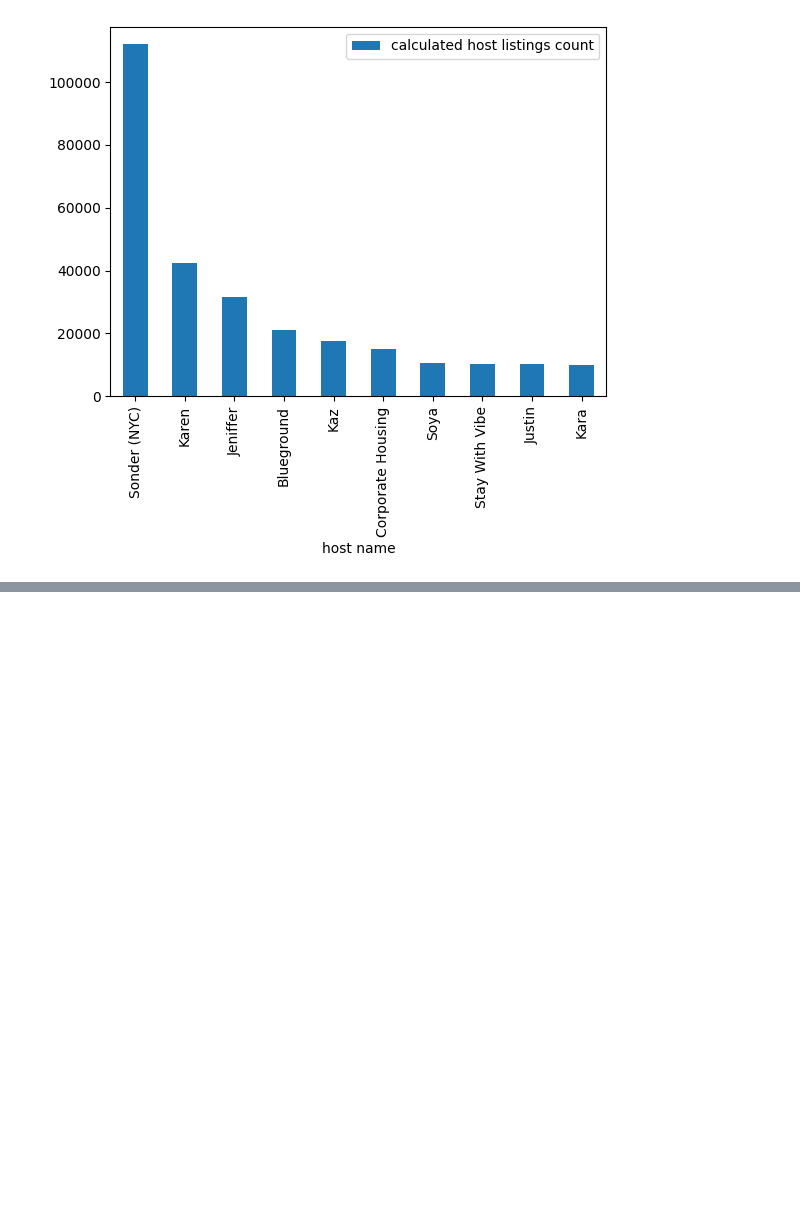
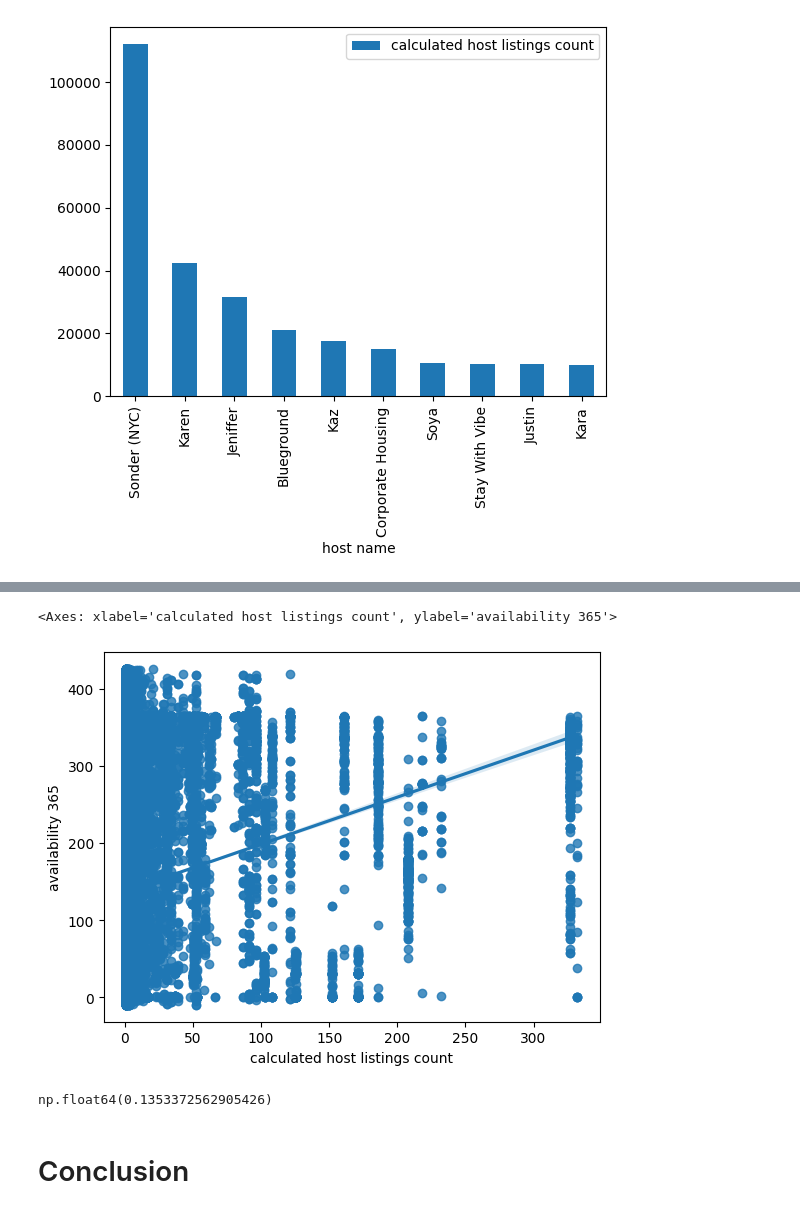
Before and after one commit to Kunsh1/VOIS_AICTE_Oct2025_KunshMIttal, a Jupyter notebook: AIR-BNB.ipynb, the cells around one changed output, grey strips where cells are left out. Saved outputs shown, nothing was run; the diff lists cells and outputs as text; code cells hidden in the pictures; blank space fills up the shorter version.

```diff
--- a/AIR-BNB.ipynb
+++ b/AIR-BNB.ipynb
@@ -181,0 +267,11 @@ df.groupby("host name")["calculated host listings count"].sum().sort_values(asce
+# %%
+sns.regplot(df, x="calculated host listings count", y="availability 365")
+# %% [output]
+<Axes: xlabel='calculated host listings count', ylabel='availability 365'>
+[figure, added]
+# %%
+df["calculated host listings count"].corr(df["availability 365"])
+# %% [output]
+np.float64(0.1353372562905426)
+# %% [markdown]
+# Conclusion
```
Also changed, not shown: parts of 21 cells of this notebook.
